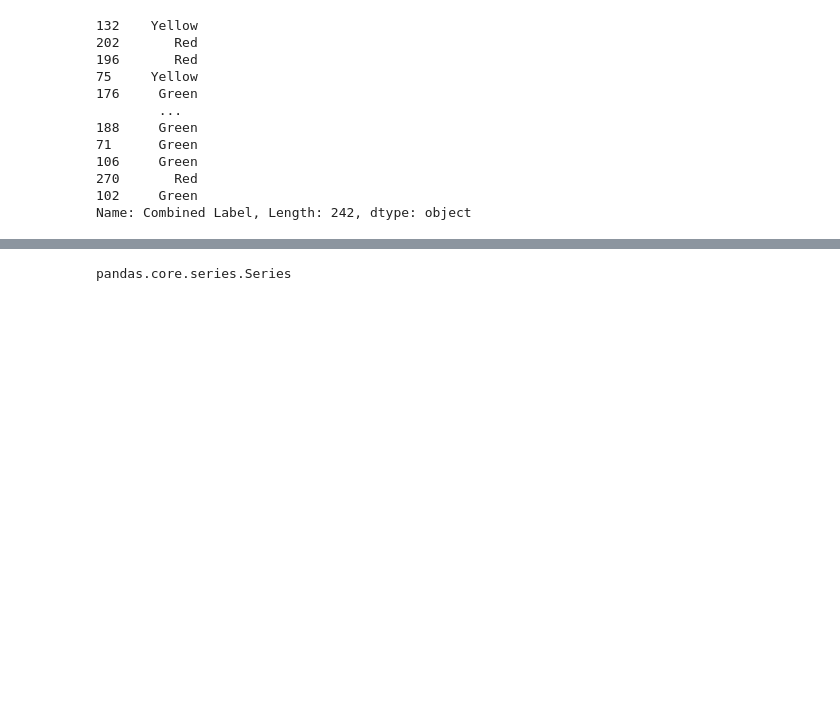
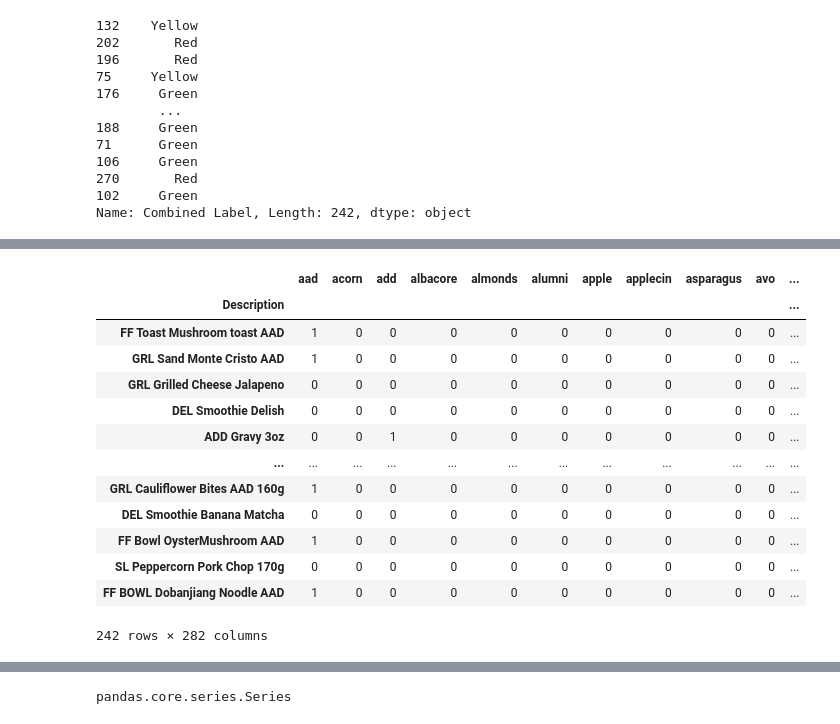
Before and after one commit to ssmubc/CFFS_jupyter_may29, a Jupyter notebook: Machine_Learning_algorithms_solutions/Bag_of_words_ML_algorithm.ipynb, the cells around one changed output, grey strips where cells are left out. Saved outputs shown, nothing was run; the diff lists cells and outputs as text; code cells hidden in the pictures; blank space fills up the shorter version.

```diff
--- a/Machine_Learning_algorithms_solutions/Bag_of_words_ML_algorithm.ipynb
+++ b/Machine_Learning_algorithms_solutions/Bag_of_words_ML_algorithm.ipynb
@@ -420,0 +366,18 @@ bow_df
+# %%
+bow_df.drop(columns = ['cal', 'gza', 'bev', 'del', 'flx', 'gr', 'grl', 'sand', 'ff', 'free', 'hs', 'cc', 'sl', '350ml', '3oz'], inplace = True)
+bow_df
+# %% [output]
+|  | aad | acorn | add | albacore | almonds | alumni | apple | applecin | asparagus | avo | ... |
+| Description |  |  |  |  |  |  |  |  |  |  | ... |
+| FF Toast Mushroom toast AAD | 1 | 0 | 0 | 0 | 0 | 0 | 0 | 0 | 0 | 0 | ... |
+| GRL Sand Monte Cristo AAD | 1 | 0 | 0 | 0 | 0 | 0 | 0 | 0 | 0 | 0 | ... |
+| GRL Grilled Cheese Jalapeno | 0 | 0 | 0 | 0 | 0 | 0 | 0 | 0 | 0 | 0 | ... |
+| DEL Smoothie Delish | 0 | 0 | 0 | 0 | 0 | 0 | 0 | 0 | 0 | 0 | ... |
+| ADD Gravy 3oz | 0 | 0 | 1 | 0 | 0 | 0 | 0 | 0 | 0 | 0 | ... |
+| ... | ... | ... | ... | ... | ... | ... | ... | ... | ... | ... | ... |
+| GRL Cauliflower Bites AAD 160g | 1 | 0 | 0 | 0 | 0 | 0 | 0 | 0 | 0 | 0 | ... |
+| DEL Smoothie Banana Matcha | 0 | 0 | 0 | 0 | 0 | 0 | 0 | 0 | 0 | 0 | ... |
+| FF Bowl OysterMushroom AAD | 1 | 0 | 0 | 0 | 0 | 0 | 0 | 0 | 0 | 0 | ... |
+| SL Peppercorn Pork Chop 170g | 0 | 0 | 0 | 0 | 0 | 0 | 0 | 0 | 0 | 0 | ... |
+| FF BOWL Dobanjiang Noodle AAD | 1 | 0 | 0 | 0 | 0 | 0 | 0 | 0 | 0 | 0 | ... |
+242 rows × 282 columns
```
Also changed, not shown: parts of 18 cells of this notebook.
